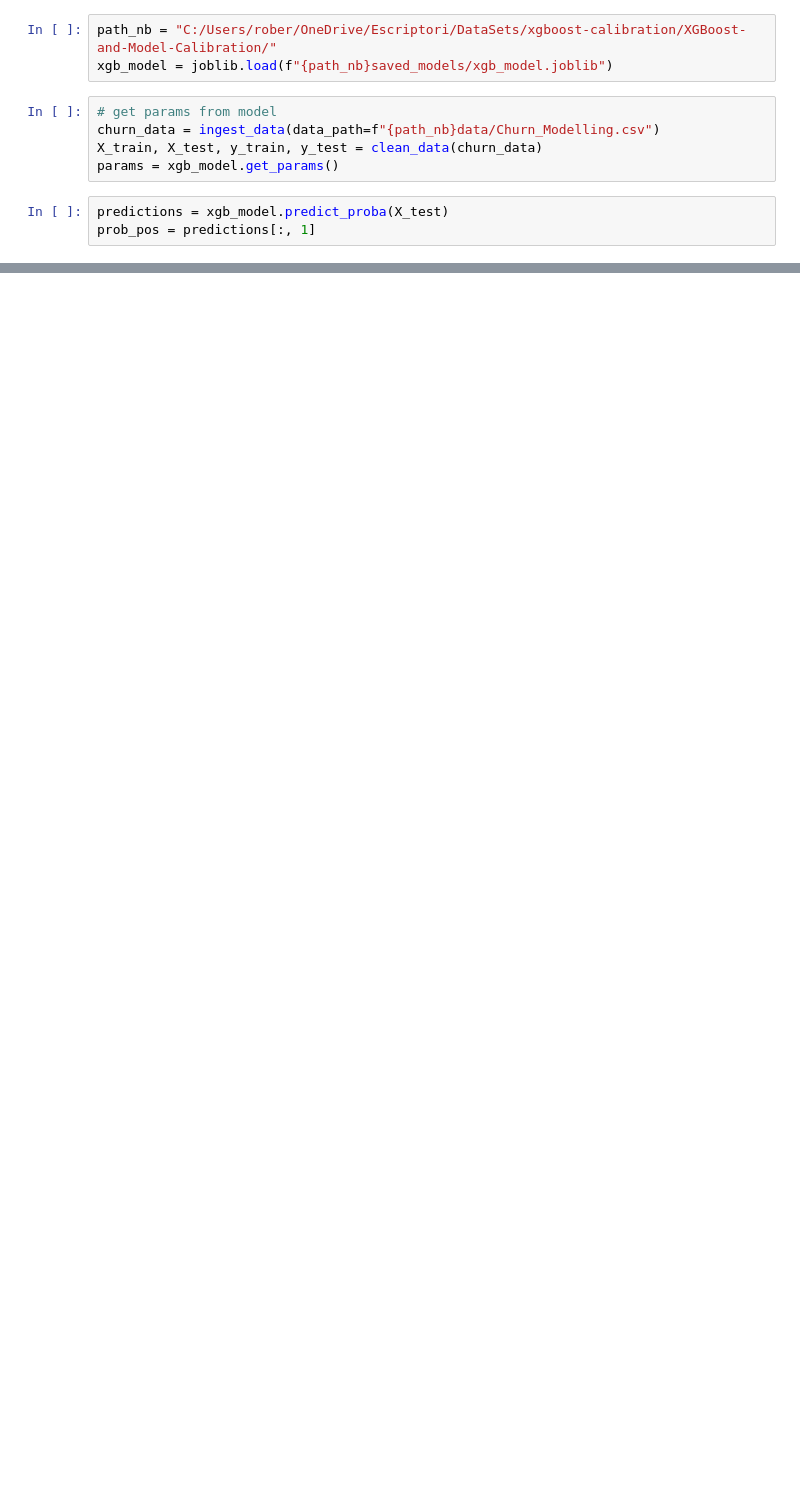
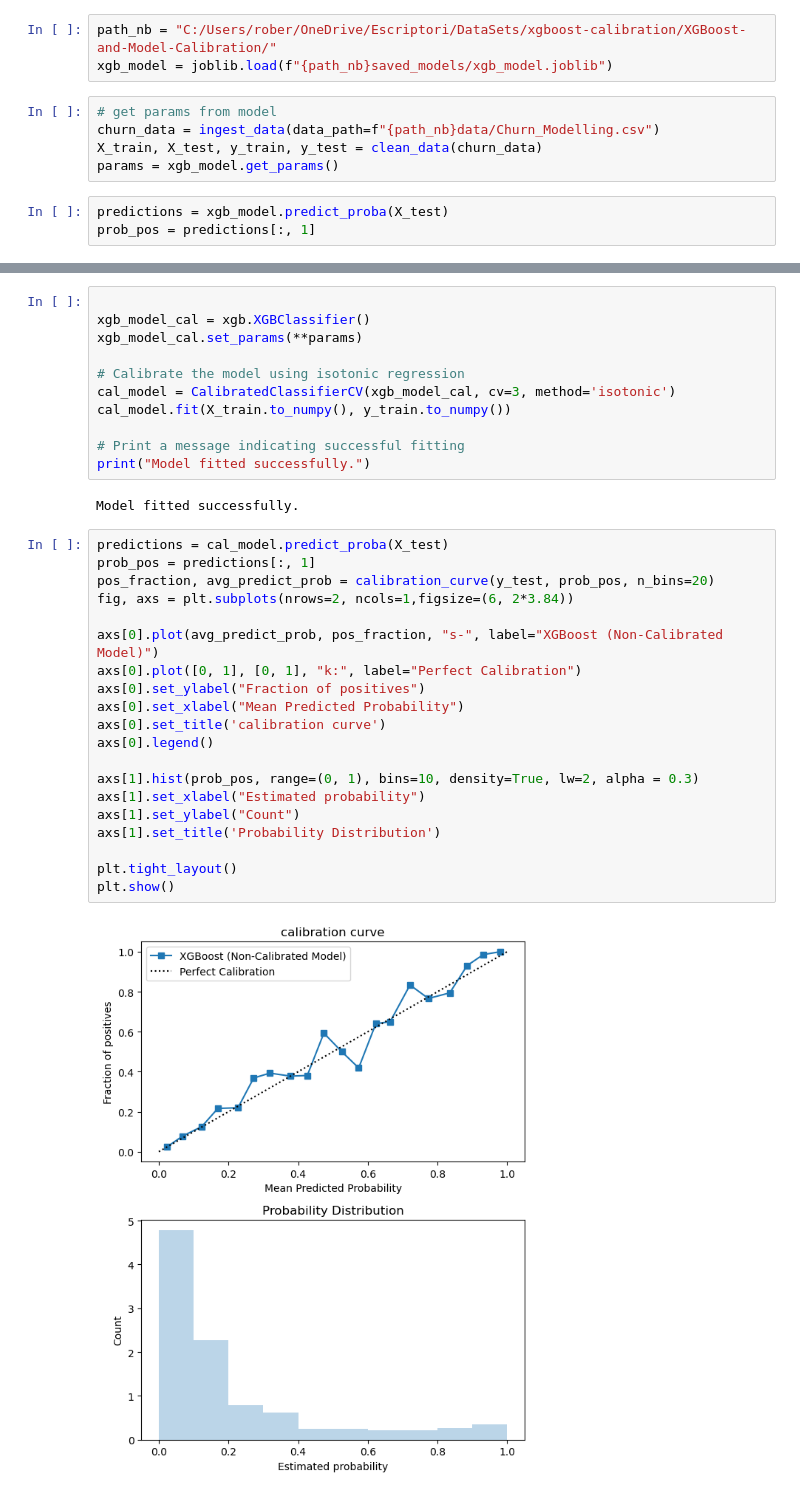
Before and after one commit to robertarcaleanu/XGBoost-and-Model-Calibration, a Jupyter notebook: notebooks/model_calibration.ipynb, the cells around one changed output, grey strips where cells are left out. Drawn from its saved outputs; the diff is of its cells as text; blank space fills up the shorter version.

```diff
--- a/notebooks/model_calibration.ipynb
+++ b/notebooks/model_calibration.ipynb
@@ -25,0 +49,35 @@ fraccion_positivos, media_prob_predicha = calibration_curve(y_test, prob_pos, n_
+# %%
+
+xgb_model_cal = xgb.XGBClassifier()
+xgb_model_cal.set_params(**params)
+
+# Calibrate the model using isotonic regression
+cal_model = CalibratedClassifierCV(xgb_model_cal, cv=3, method='isotonic')
+cal_model.fit(X_train.to_numpy(), y_train.to_numpy())
+
+# Print a message indicating successful fitting
+print("Model fitted successfully.")
+# %% [output]
+Model fitted successfully.
+# %%
+predictions = cal_model.predict_proba(X_test)
+prob_pos = predictions[:, 1]
+pos_fraction, avg_predict_prob = calibration_curve(y_test, prob_pos, n_bins=20)
+fig, axs = plt.subplots(nrows=2, ncols=1,figsize=(6, 2*3.84))
+
+axs[0].plot(avg_predict_prob, pos_fraction, "s-", label="XGBoost (Non-Calibrated Model)")
+axs[0].plot([0, 1], [0, 1], "k:", label="Perfect Calibration")
+axs[0].set_ylabel("Fraction of positives")
+axs[0].set_xlabel("Mean Predicted Probability")
+axs[0].set_title('calibration curve')
+axs[0].legend()
+
+axs[1].hist(prob_pos, range=(0, 1), bins=10, density=True, lw=2, alpha = 0.3)
+axs[1].set_xlabel("Estimated probability")
+axs[1].set_ylabel("Count")
+axs[1].set_title('Probability Distribution')
+
+plt.tight_layout()
+plt.show()
+# %% [output]
+[figure, added]
```
Also changed, not shown: parts of 5 cells of this notebook, 4 other files.
